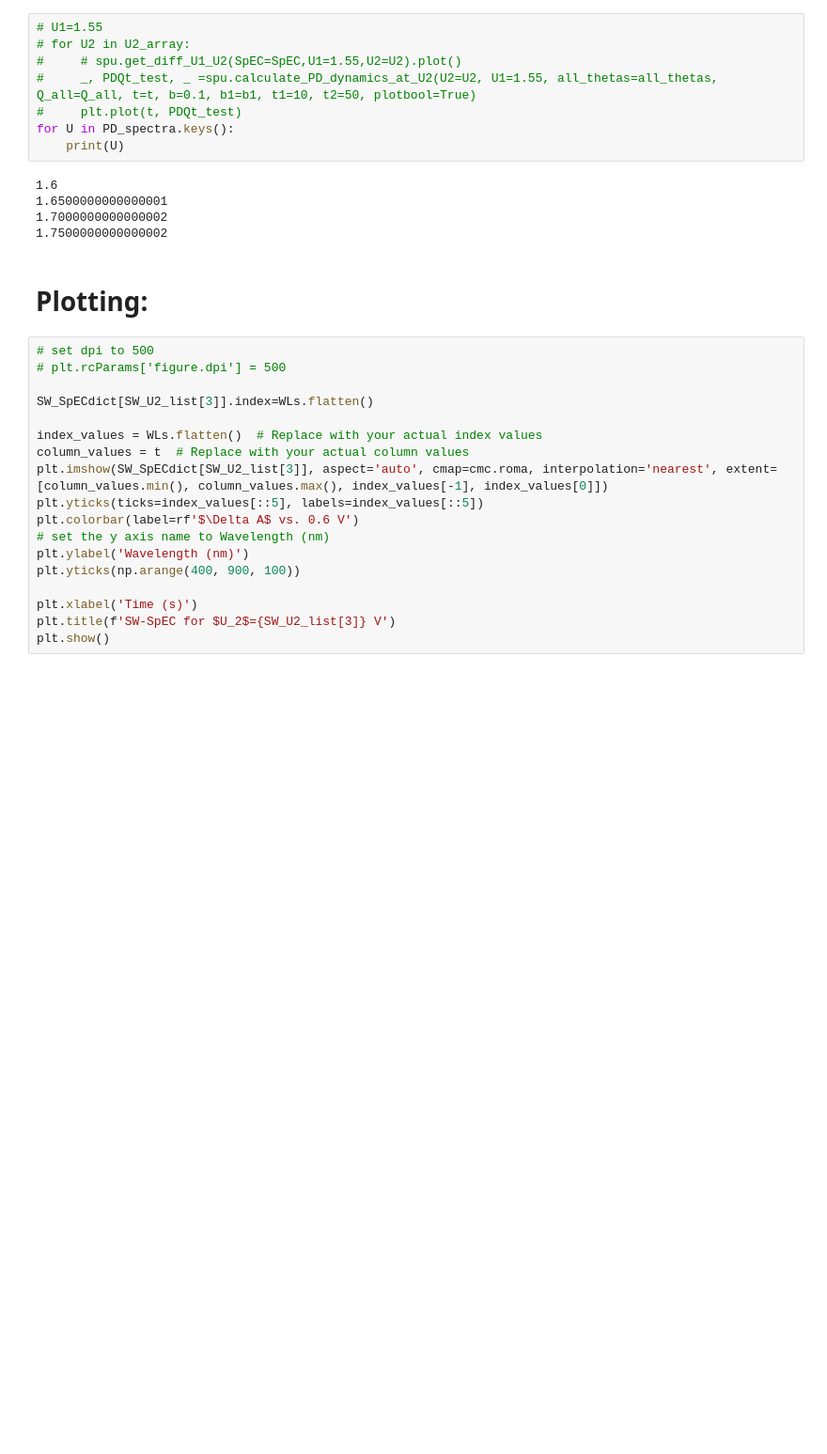
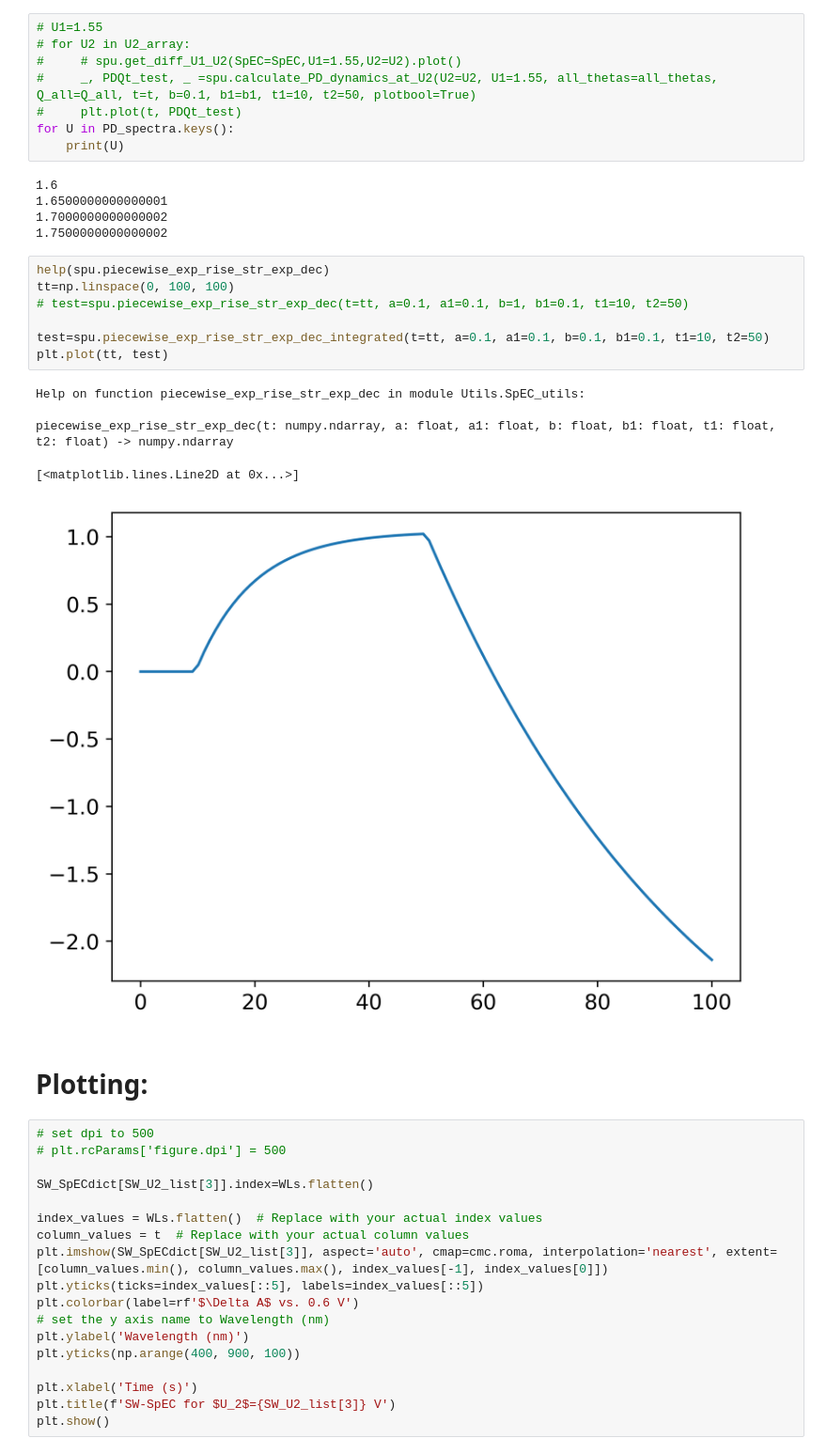
Before and after one commit to BenjaminSMoss/NRMP, a Jupyter notebook: main.ipynb, the cells around one changed output. Shown at 94% size. Cells and saved outputs as stored; diff of their text form; blank space fills up the shorter version.

```diff
--- a/main.ipynb
+++ b/main.ipynb
@@ -159,6 +159,19 @@ for U in PD_spectra.keys():
 1.6500000000000001
 1.7000000000000002
 1.7500000000000002
+# %%
+help(spu.piecewise_exp_rise_str_exp_dec)
+tt=np.linspace(0, 100, 100)
+# test=spu.piecewise_exp_rise_str_exp_dec(t=tt, a=0.1, a1=0.1, b=1, b1=0.1, t1=10, t2=50)
+
+test=spu.piecewise_exp_rise_str_exp_dec_integrated(t=tt, a=0.1, a1=0.1, b=0.1, b1=0.1, t1=10, t2=50)
+plt.plot(tt, test)
+# %% [output]
+Help on function piecewise_exp_rise_str_exp_dec in module Utils.SpEC_utils:
+
+piecewise_exp_rise_str_exp_dec(t: numpy.ndarray, a: float, a1: float, b: float, b1: float, t1: float, t2: float) -> numpy.ndarray
+[<matplotlib.lines.Line2D at 0x...>]
+[figure, added]
 # %% [markdown]
 # Plotting:
 # %%
```
Also changed, not shown: parts of 4 cells of this notebook.
